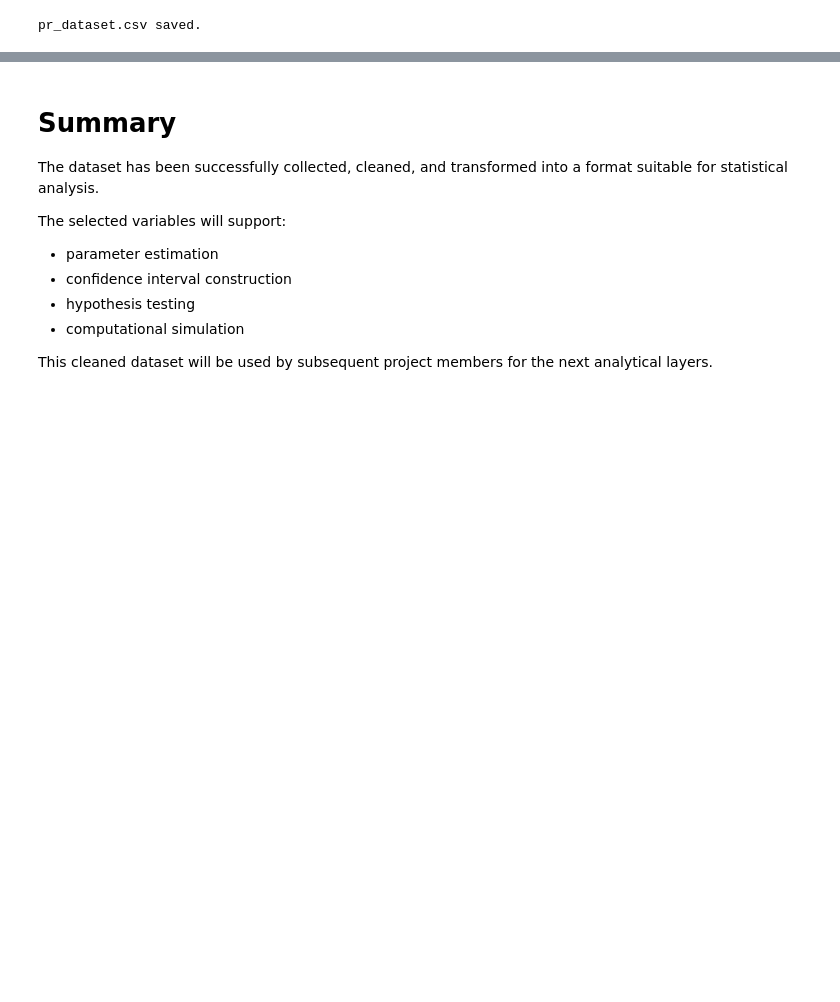
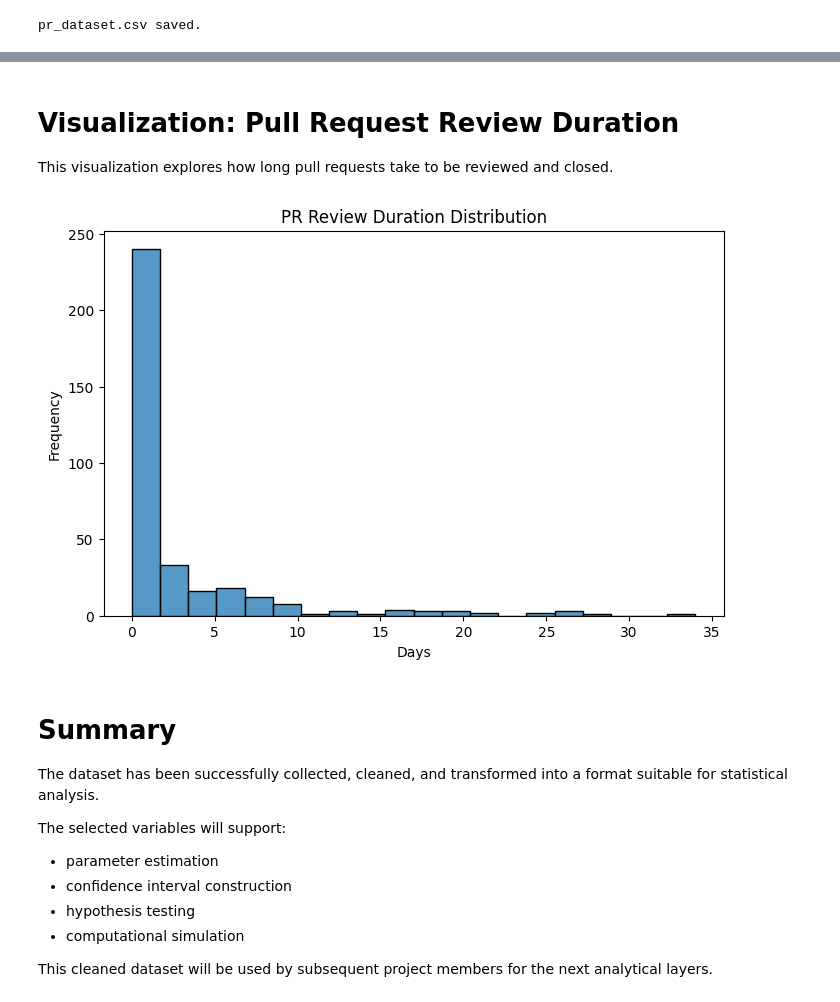
Before and after one commit to aqilfadria/stat-audit-pandas-sti-2026, a Jupyter notebook: notebooks/01_eda.ipynb, the cells around one changed output, grey strips where cells are left out. Drawn from its saved outputs; the diff is of its cells as text; code cells hidden in the pictures; blank space fills up the shorter version.

```diff
--- a/notebooks/01_eda.ipynb
+++ b/notebooks/01_eda.ipynb
@@ -519,3 +534,23 @@ pr_dataset.csv saved.
+# %% [markdown]
+# Visualization: Pull Request Review Duration
+
+This visualization explores how long pull requests
+take to be reviewed and closed.
+# %%
+plt.figure(figsize=(8,5))
+
+sns.histplot(
+    pr_clean["review_duration_days"].dropna(),
+    bins=20
+)
+
+plt.title("PR Review Duration Distribution")
+plt.xlabel("Days")
+plt.ylabel("Frequency")
+
+plt.show()
+# %% [output]
+[figure, added]
 # %% [markdown]
 # Summary
 
```
Also changed, not shown: parts of 3 cells of this notebook.
